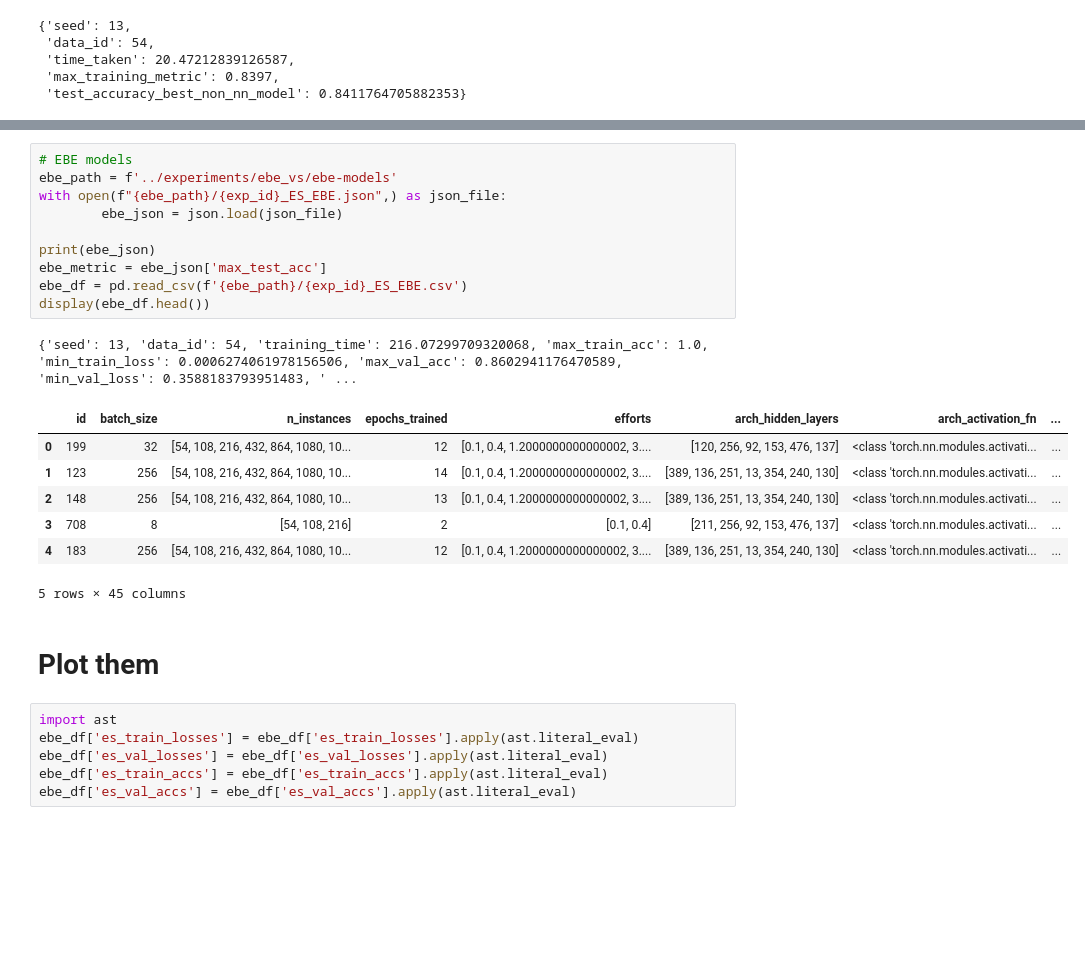
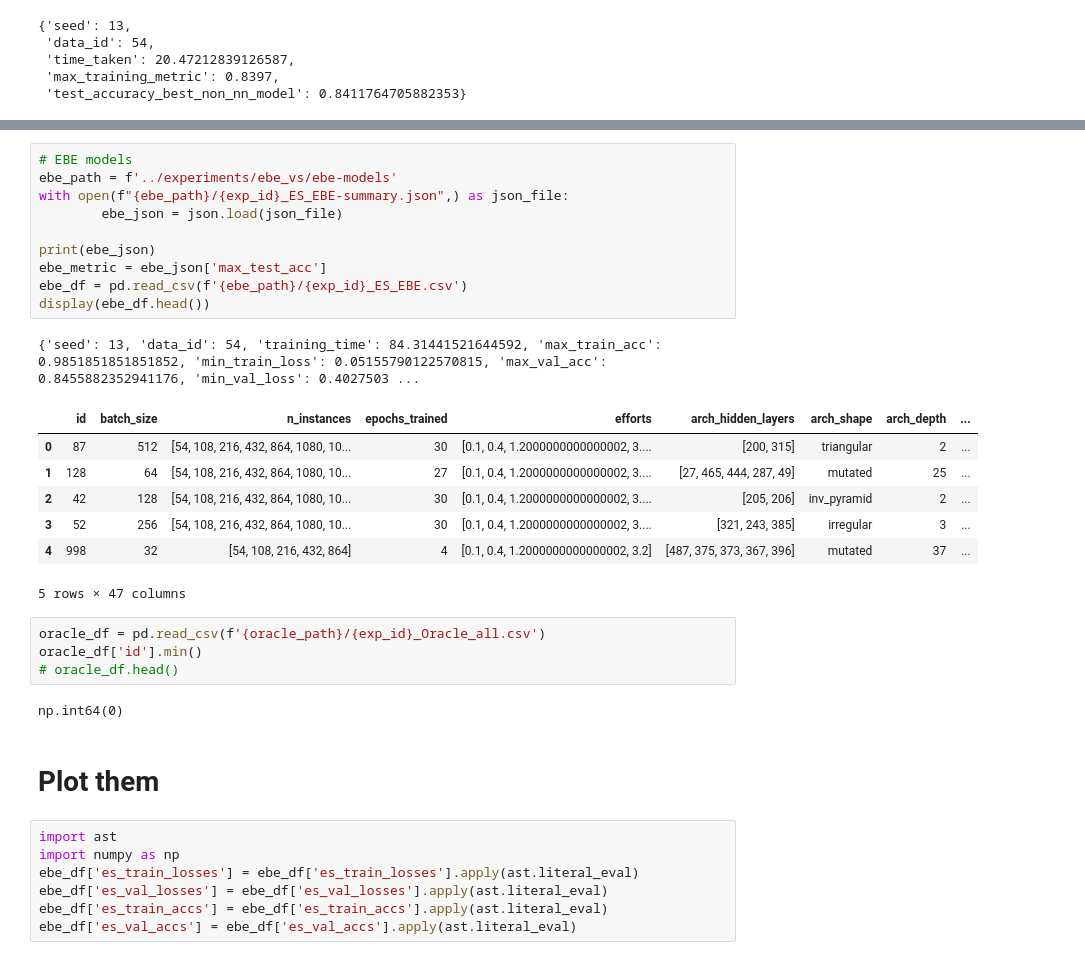
Before and after one commit to topsy-13/ShouldYouEvenNN, a Jupyter notebook: notebooks/plot_experiments.ipynb, the cells around one changed output, grey strips where cells are left out. Cells and saved outputs as stored; diff of their text form; blank space fills up the shorter version.

```diff
--- a/notebooks/plot_experiments.ipynb
+++ b/notebooks/plot_experiments.ipynb
@@ -80,26 +80,33 @@ oracle_json
 # %%
 # EBE models
 ebe_path = f'../experiments/ebe_vs/ebe-models'
-with open(f"{ebe_path}/{exp_id}_ES_EBE.json",) as json_file:
+with open(f"{ebe_path}/{exp_id}_ES_EBE-summary.json",) as json_file:
         ebe_json = json.load(json_file)
 
 print(ebe_json)
 ebe_metric = ebe_json['max_test_acc']
 ebe_df = pd.read_csv(f'{ebe_path}/{exp_id}_ES_EBE.csv')
 display(ebe_df.head())
 # %% [output]
-{'seed': 13, 'data_id': 54, 'training_time': 216.07299709320068, 'max_train_acc': 1.0, 'min_train_loss': 0.0006274061978156506, 'max_val_acc': 0.8602941176470589, 'min_val_loss': 0.3588183793951483, ' ...
+{'seed': 13, 'data_id': 54, 'training_time': 84.31441521644592, 'max_train_acc': 0.9851851851851852, 'min_train_loss': 0.05155790122570815, 'max_val_acc': 0.8455882352941176, 'min_val_loss': 0.4027503 ...
-|  | id | batch_size | n_instances | epochs_trained | efforts | arch_hidden_layers | arch_activation_fn | ... |
-| 0 | 199 | 32 | [54, 108, 216, 432, 864, 1080, 10... | 12 | [0.1, 0.4, 1.2000000000000002, 3.... | [120, 256, 92, 153, 476, 137] | <class 'torch.nn.modules.activati... | ... |
-| 1 | 123 | 256 | [54, 108, 216, 432, 864, 1080, 10... | 14 | [0.1, 0.4, 1.2000000000000002, 3.... | [389, 136, 251, 13, 354, 240, 130] | <class 'torch.nn.modules.activati... | ... |
-| 2 | 148 | 256 | [54, 108, 216, 432, 864, 1080, 10... | 13 | [0.1, 0.4, 1.2000000000000002, 3.... | [389, 136, 251, 13, 354, 240, 130] | <class 'torch.nn.modules.activati... | ... |
-| 3 | 708 | 8 | [54, 108, 216] | 2 | [0.1, 0.4] | [211, 256, 92, 153, 476, 137] | <class 'torch.nn.modules.activati... | ... |
-| 4 | 183 | 256 | [54, 108, 216, 432, 864, 1080, 10... | 12 | [0.1, 0.4, 1.2000000000000002, 3.... | [389, 136, 251, 13, 354, 240, 130] | <class 'torch.nn.modules.activati... | ... |
+|  | id | batch_size | n_instances | epochs_trained | efforts | arch_hidden_layers | arch_shape | arch_depth | ... |
+| 0 | 87 | 512 | [54, 108, 216, 432, 864, 1080, 10... | 30 | [0.1, 0.4, 1.2000000000000002, 3.... | [200, 315] | triangular | 2 | ... |
+| 1 | 128 | 64 | [54, 108, 216, 432, 864, 1080, 10... | 27 | [0.1, 0.4, 1.2000000000000002, 3.... | [27, 465, 444, 287, 49] | mutated | 25 | ... |
+| 2 | 42 | 128 | [54, 108, 216, 432, 864, 1080, 10... | 30 | [0.1, 0.4, 1.2000000000000002, 3.... | [205, 206] | inv_pyramid | 2 | ... |
+| 3 | 52 | 256 | [54, 108, 216, 432, 864, 1080, 10... | 30 | [0.1, 0.4, 1.2000000000000002, 3.... | [321, 243, 385] | irregular | 3 | ... |
+| 4 | 998 | 32 | [54, 108, 216, 432, 864] | 4 | [0.1, 0.4, 1.2000000000000002, 3.2] | [487, 375, 373, 367, 396] | mutated | 37 | ... |
-5 rows × 45 columns
+5 rows × 47 columns
+# %%
+oracle_df = pd.read_csv(f'{oracle_path}/{exp_id}_Oracle_all.csv')
+oracle_df['id'].min()
+# oracle_df.head()
+# %% [output]
+np.int64(0)
 # %% [markdown]
 # Plot them
 # %%
 import ast
+import numpy as np
 ebe_df['es_train_losses'] = ebe_df['es_train_losses'].apply(ast.literal_eval)
 ebe_df['es_val_losses'] = ebe_df['es_val_losses'].apply(ast.literal_eval)
 ebe_df['es_train_accs'] = ebe_df['es_train_accs'].apply(ast.literal_eval)
```
Also changed, not shown: parts of 5 cells of this notebook, 26 other files.
